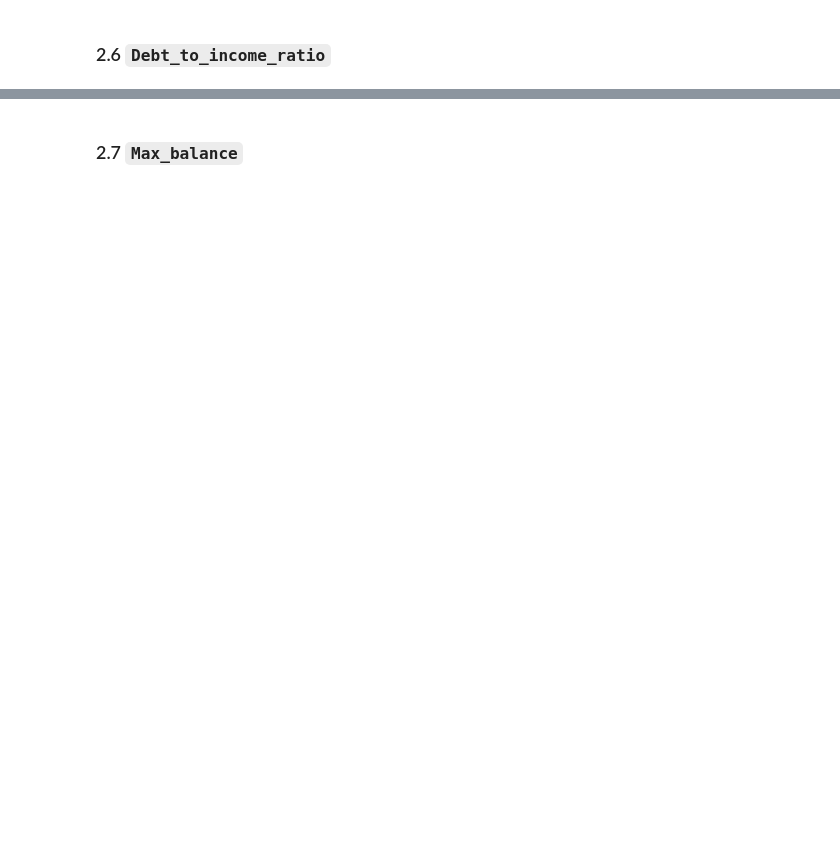
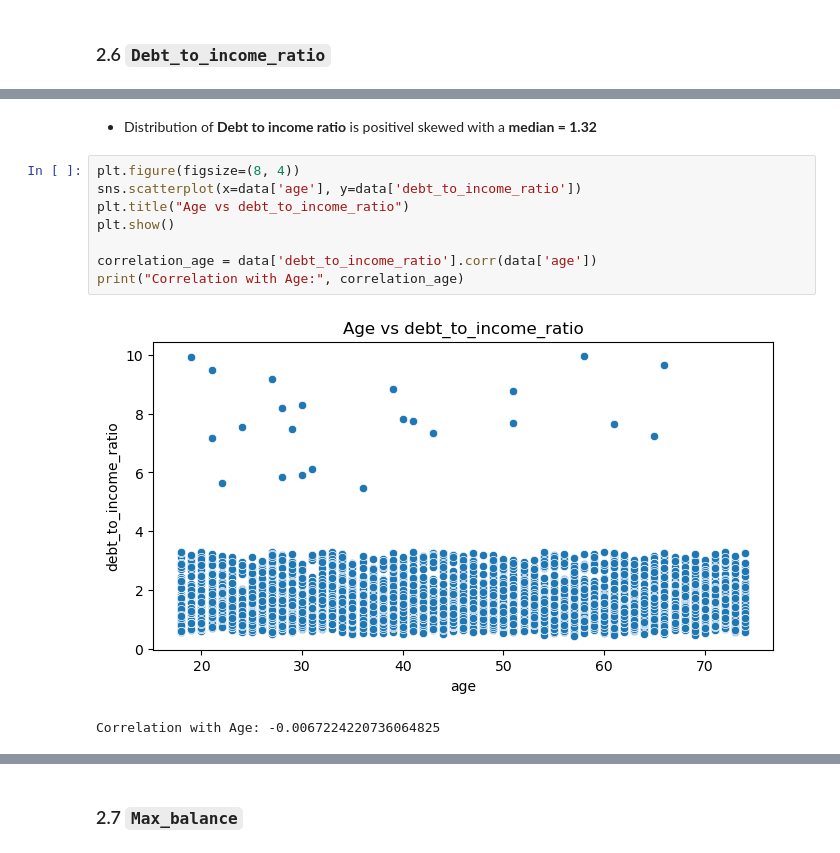
Before and after one commit to hchamikadilshan/CreditRisk360-ISC2024, a Jupyter notebook: notebooks/4 - eda.ipynb, the cells around one changed output, grey strips where cells are left out. Drawn from its saved outputs; the diff is of its cells as text; blank space fills up the shorter version.

```diff
--- a/notebooks/4 - eda.ipynb
+++ b/notebooks/4 - eda.ipynb
@@ -355,0 +359,13 @@ plt.show()
+# %% [markdown]
+- Distribution of **Debt to income ratio** is positivel skewed with a **median = 1.32**
+# %%
+plt.figure(figsize=(8, 4))
+sns.scatterplot(x=data['age'], y=data['debt_to_income_ratio'])
+plt.title("Age vs debt_to_income_ratio")
+plt.show()
+
+correlation_age = data['debt_to_income_ratio'].corr(data['age'])
+print("Correlation with Age:", correlation_age)
+# %% [output]
+[figure, added]
+Correlation with Age: -0.0067224220736064825
```
Also changed, not shown: parts of 45 cells of this notebook.
